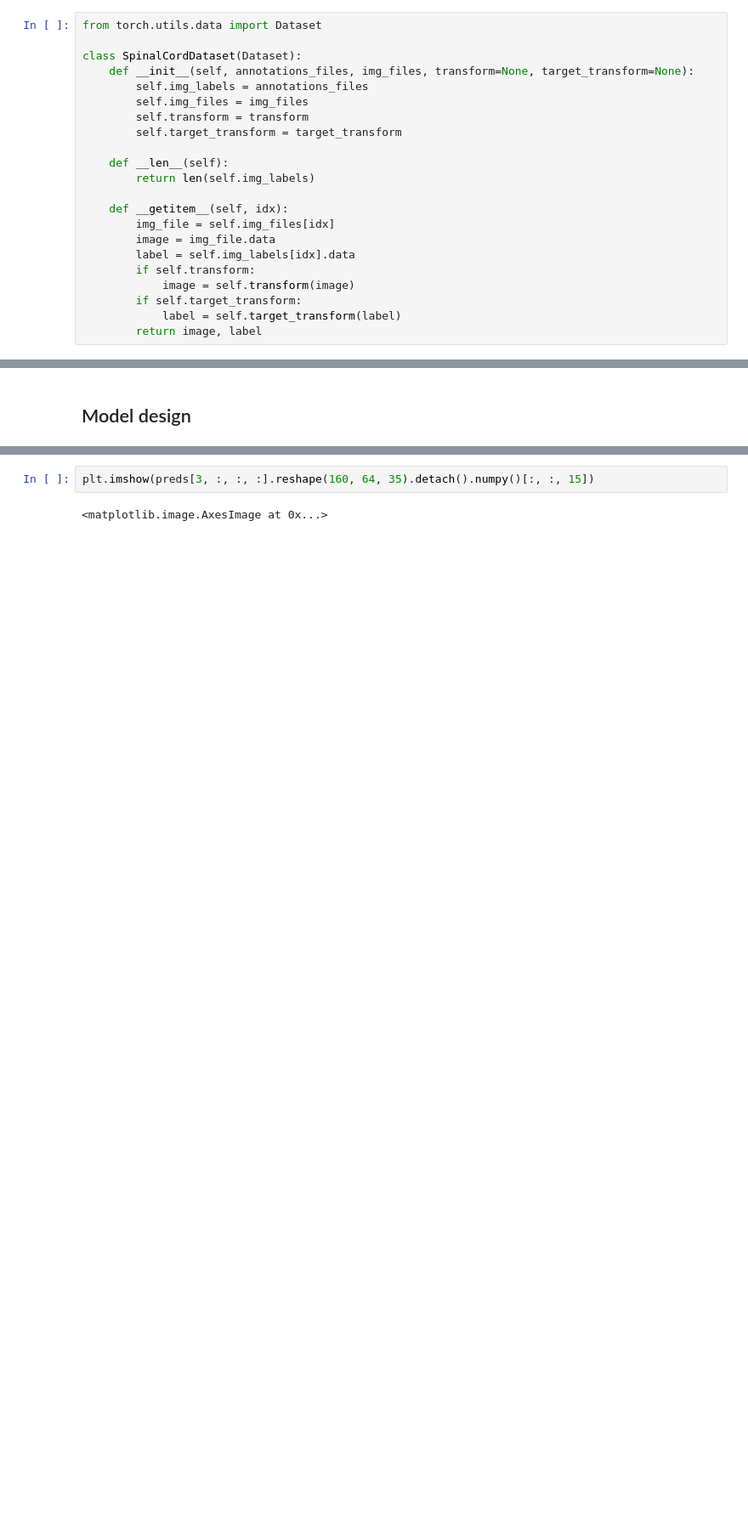
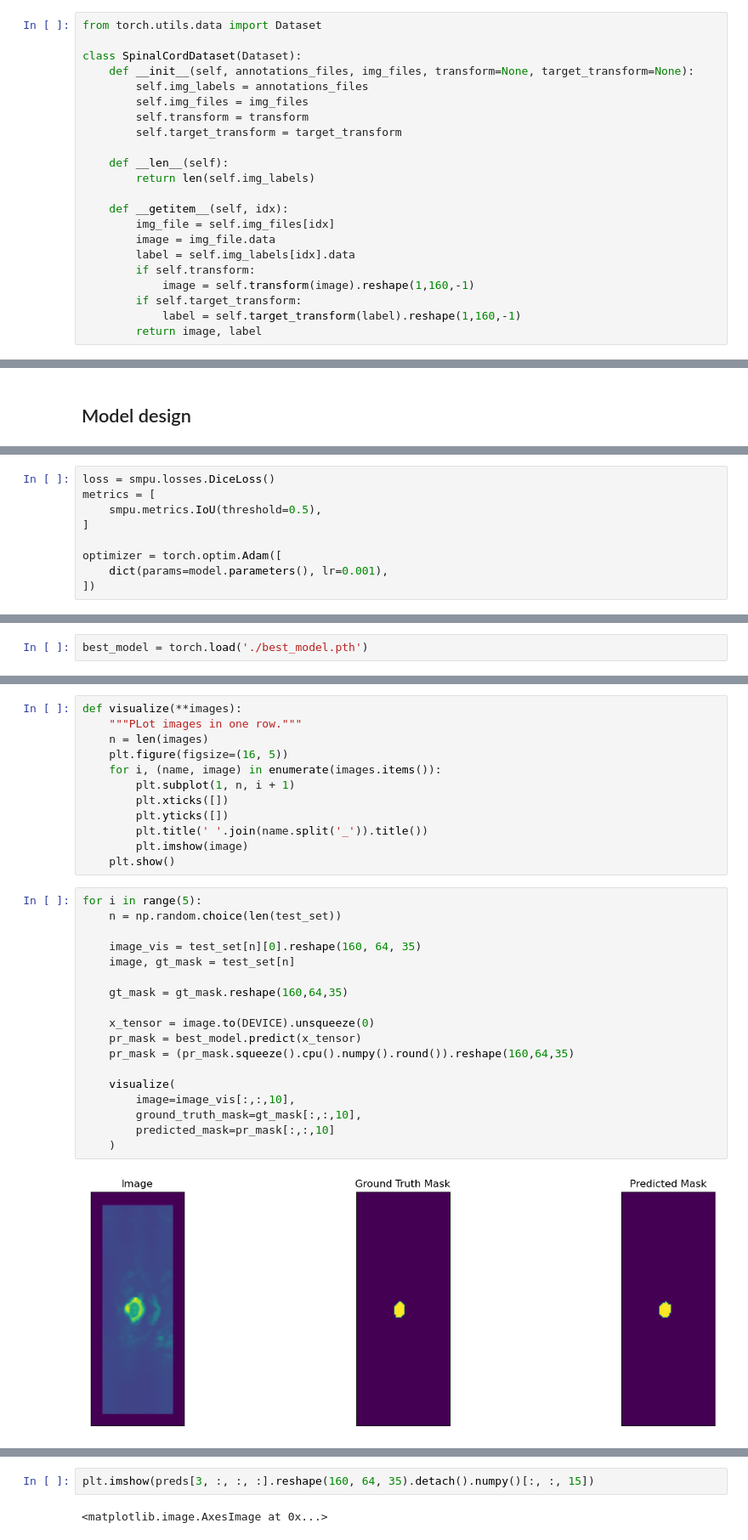
Before and after one commit to TimXdang/SpinalcordSeg, a Jupyter notebook: Playground.ipynb, the cells around one changed output, grey strips where cells are left out. Shown at 85% size. Drawn from its saved outputs; the diff is of its cells as text; blank space fills up the shorter version.

Commit message:
test k-fold

```diff
--- a/Playground.ipynb
+++ b/Playground.ipynb
@@ -60,9 +60,9 @@ class SpinalCordDataset(Dataset):
         image = img_file.data
         label = self.img_labels[idx].data
         if self.transform:
-            image = self.transform(image)
+            image = self.transform(image).reshape(1,160,-1)
         if self.target_transform:
-            label = self.target_transform(label)
+            label = self.target_transform(label).reshape(1,160,-1)
         return image, label
 # %%
 image_files = []
@@ -277,0 +190,9 @@ Epoch 20 Val acc/loss 0.9937569754464286/0.09974181652069092
+# %%
+loss = smpu.losses.DiceLoss()
+metrics = [
+    smpu.metrics.IoU(threshold=0.5),
+]
+
+optimizer = torch.optim.Adam([
+    dict(params=model.parameters(), lr=0.001),
+])
@@ -277,0 +252,2 @@ Epoch 20 Val acc/loss 0.9937569754464286/0.09974181652069092
+# %%
+best_model = torch.load('./best_model.pth')
@@ -277,0 +263,32 @@ Epoch 20 Val acc/loss 0.9937569754464286/0.09974181652069092
+# %%
+def visualize(**images):
+    """PLot images in one row."""
+    n = len(images)
+    plt.figure(figsize=(16, 5))
+    for i, (name, image) in enumerate(images.items()):
+        plt.subplot(1, n, i + 1)
+        plt.xticks([])
+        plt.yticks([])
+        plt.title(' '.join(name.split('_')).title())
+        plt.imshow(image)
+    plt.show()
+# %%
+for i in range(5):
+    n = np.random.choice(len(test_set))
+
+    image_vis = test_set[n][0].reshape(160, 64, 35)
+    image, gt_mask = test_set[n]
+
+    gt_mask = gt_mask.reshape(160,64,35)
+
+    x_tensor = image.to(DEVICE).unsqueeze(0)
+    pr_mask = best_model.predict(x_tensor)
+    pr_mask = (pr_mask.squeeze().cpu().numpy().round()).reshape(160,64,35)
+
+    visualize(
+        image=image_vis[:,:,10],
+        ground_truth_mask=gt_mask[:,:,10],
+        predicted_mask=pr_mask[:,:,10]
+    )
+# %% [output]
+[figure, added]
```
Also changed, not shown: parts of 29 cells of this notebook.
